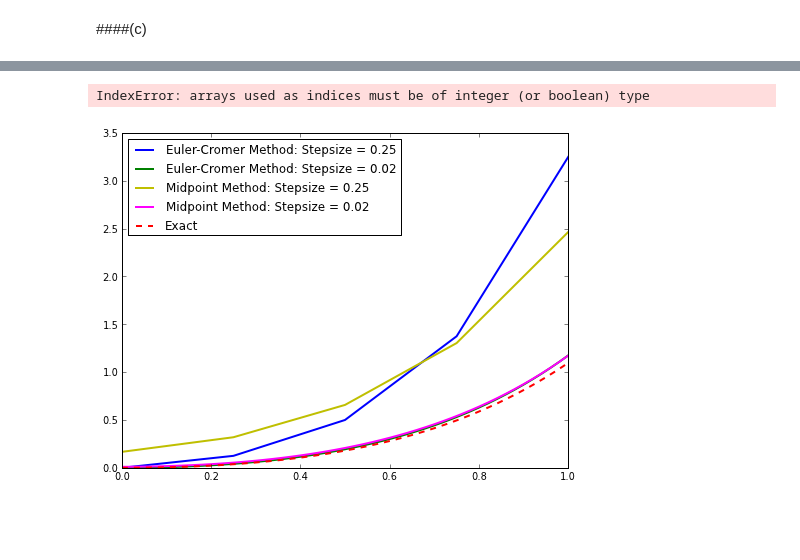
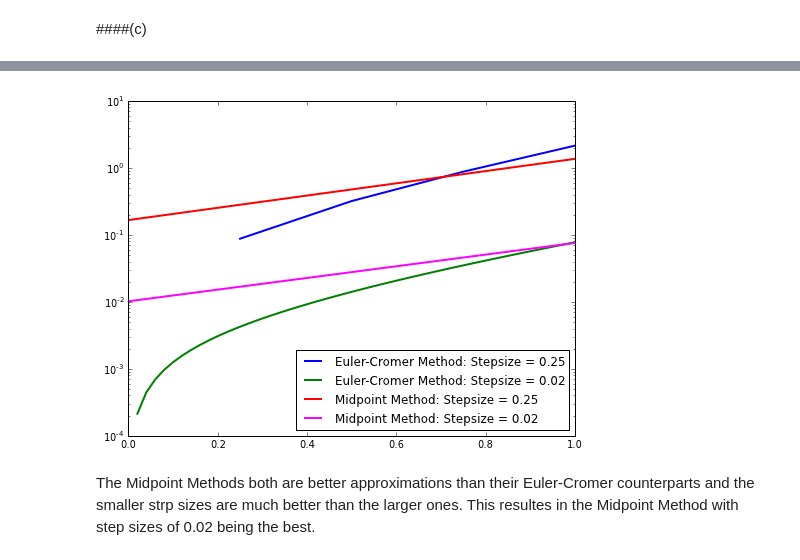
Before and after one commit to wsnyderPHYS202/PHYS202-S13, a Jupyter notebook: Week7/ODE-Ex6.ipynb, the cells around one changed output, grey strips where cells are left out. Saved outputs shown, nothing was run; the diff lists cells and outputs as text; code cells hidden in the pictures; blank space fills up the shorter version.

```diff
--- a/Week7/ODE-Ex6.ipynb
+++ b/Week7/ODE-Ex6.ipynb
@@ -140,23 +140,36 @@ print yarr2M[-1]
-# %%
-xex = arange(0.,1.+0.001, 0.001)
-yex = 0.25*e**(2*xex)-0.5*xex-0.25
-yarr1EC_diff = abs(yarr1EC-yex[x1EC])/yex[x1EC] * 100
-print yaerr1EC_diff
-# %% [output]
-IndexError: arrays used as indices must be of integer (or boolean) type
+# %%
+#Finding the difference at each point for the both step sizes in each method
+
+xex1 = linspace(0.,1., 5)
+yex1 = 0.25*e**(2*xex1)-0.5*xex1-0.25
+yarr1EC_diff = abs(yarr1EC-yex1)
+
+xex2 = linspace(0.,1., yarr2EC.size)
+yex2 = 0.25*e**(2*xex2)-0.5*xex2-0.25
+yarr2EC_diff = abs(yarr2EC-yex2)
+
+xex3 = linspace(0.,1., yarr1M.size)
+yex3 = 0.25*e**(2*xex3)-0.5*xex3-0.25
+yarr1M_diff = abs(yarr1M-yex3)
+
+xex4 = linspace(0.,1., yarr2M.size)
+yex4 = 0.25*e**(2*xex4)-0.5*xex4-0.25
+yarr2M_diff = abs(yarr2M-yex4)
 # %%
 xex = arange(0.,1.+0.001, 0.001)
 yex = 0.25*e**(2*xex)-0.5*xex-0.25
 
 figure(figsize = (8,6))
 
-plot(x1EC,yarr1EC, color = 'b', linewidth = 2, label = 'Euler-Cromer Method: Stepsize = 0.25')
-plot(x2EC,yarr2EC, color = 'g', linewidth = 2, label = 'Euler-Cromer Method: Stepsize = 0.02')
-plot(x1M,yarr1M, color = 'y', linewidth = 2, label = 'Midpoint Method: Stepsize = 0.25')
-plot(x2M,yarr2M, color = 'magenta', linewidth = 2, label = 'Midpoint Method: Stepsize = 0.02')
-plot(xex,yex,color = 'r', linestyle = '--', linewidth = 2, label = 'Exact')
+semilogy(x1EC,yarr1EC_diff, color = 'b', linewidth = 2, label = 'Euler-Cromer Method: Stepsize = 0.25')
+semilogy(x2EC,yarr2EC_diff, color = 'g', linewidth = 2, label = 'Euler-Cromer Method: Stepsize = 0.02')
+semilogy(x1M,yarr1M_diff, color = 'r', linewidth = 2, label = 'Midpoint Method: Stepsize = 0.25')
+semilogy(x2M,yarr2M_diff, color = 'magenta', linewidth = 2, label = 'Midpoint Method: Stepsize = 0.02')
+#plot(xex,yex,color = 'r', linestyle = '--', linewidth = 2, label = 'Exact')
 
-legend(loc = 'upper left')
+legend(loc = 'lower right')
 show()
 # %% [output]
-[figure, old version]
+[figure, new version]
+# %% [markdown]
+The Midpoint Methods both are better approximations than their Euler-Cromer counterparts and the smaller strp sizes are much better than the larger ones. This resultes in the Midpoint Method with step sizes of 0.02 being the best.
```
Also changed, not shown: parts of 2 cells of this notebook, 2 other files.
